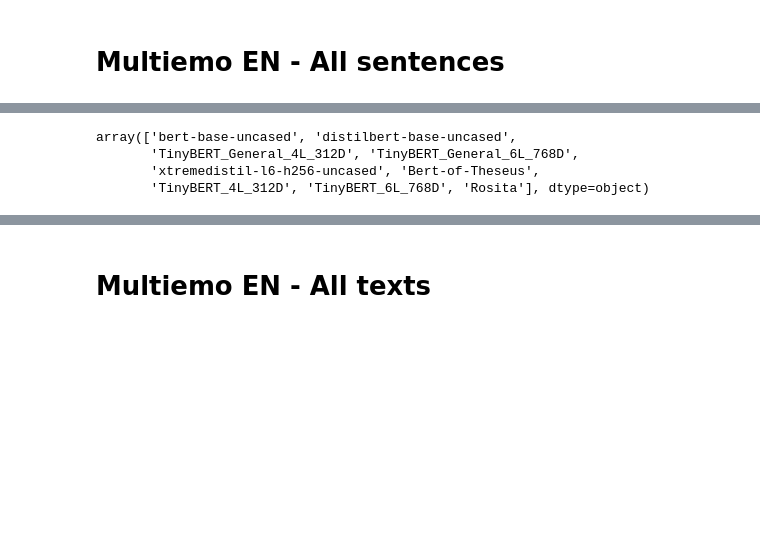
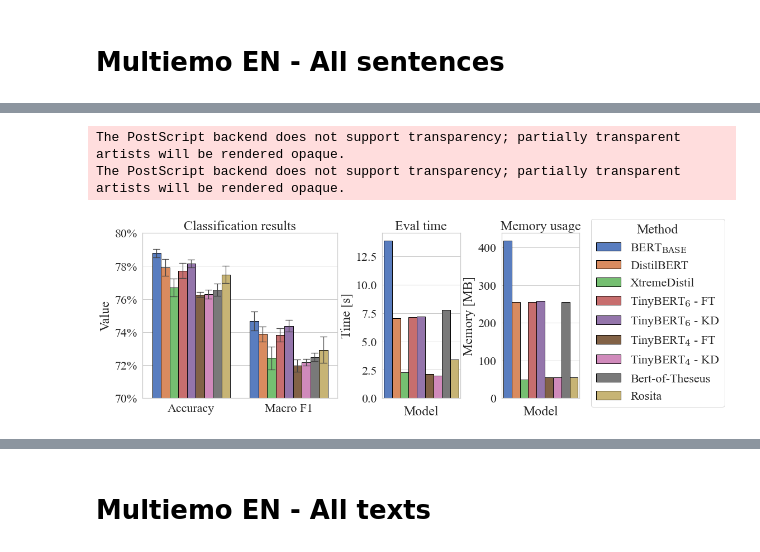
Before and after one commit to wojtek11530/DistilledVsNondistilled, a Jupyter notebook: notebooks/results_analysis_v2.ipynb, the cells around one changed output, grey strips where cells are left out. Saved outputs shown, nothing was run; the diff lists cells and outputs as text; code cells hidden in the pictures; blank space fills up the shorter version.

```diff
--- a/notebooks/results_analysis_v2.ipynb
+++ b/notebooks/results_analysis_v2.ipynb
@@ -291,7 +415,19 @@ with pd.option_context('display.max_columns', None):
 # %%
-df['model_name'].unique()
+# df['model_name'].unique()
-# %% [output]
-array(['bert-base-uncased', 'distilbert-base-uncased',
-       'TinyBERT_General_4L_312D', 'TinyBERT_General_6L_768D',
-       'xtremedistil-l6-h256-uncased', 'Bert-of-Theseus',
-       'TinyBERT_4L_312D', 'TinyBERT_6L_768D', 'Rosita'], dtype=object)
+# %%
+models = ['bert-base-uncased', 'distilbert-base-uncased',
+          'xtremedistil-l6-h256-uncased',
+          'TinyBERT_General_6L_768D', 'TinyBERT_6L_768D',
+          'TinyBERT_General_4L_312D', 'TinyBERT_4L_312D',
+          'Bert-of-Theseus', 'Rosita']
+
+legend_labels = [r'BERT$_\mathrm{BASE}}$', 'DistilBERT', 'XtremeDistil', r'TinyBERT$_6$ - FT', r'TinyBERT$_6$ - KD',
+                 r'TinyBERT$_4$ - FT', 'TinyBERT$_4$ - KD', 'Bert-of-Theseus', 'Rosita']
+
+ref_model = 'bert-base-uncased'
+# %%
+visualize_models_to_paper(df, models, legend_labels, suptitle='Multiemo EN All sentences')
+# %% [output]
+The PostScript backend does not support transparency; partially transparent artists will be rendered opaque.
+The PostScript backend does not support transparency; partially transparent artists will be rendered opaque.
+[figure, added]
```
Also changed, not shown: parts of 12 cells of this notebook, 1 other file.
